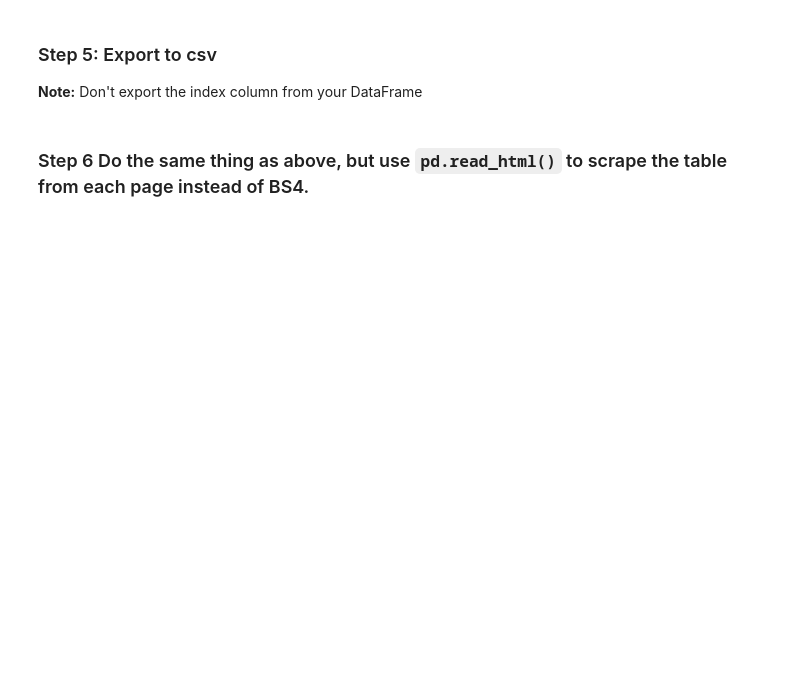
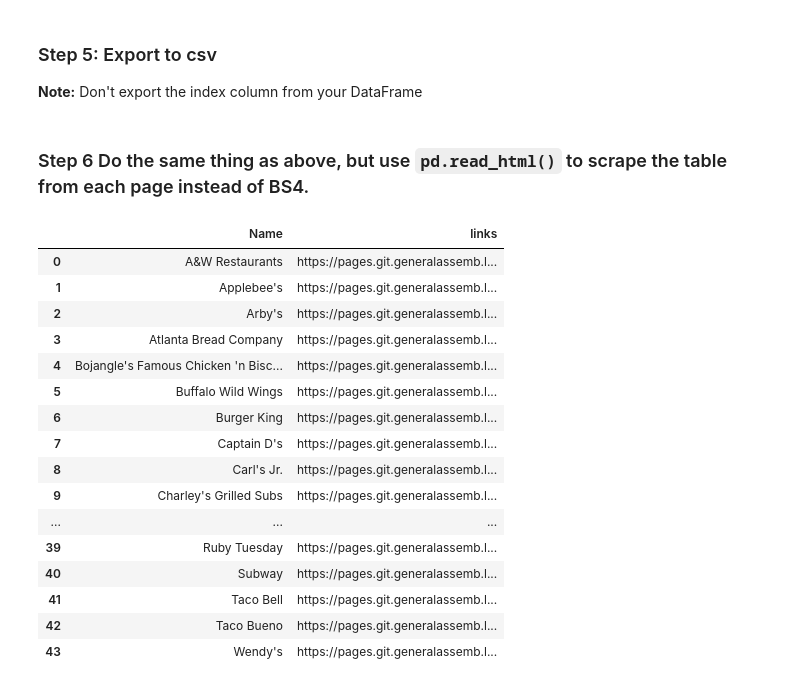
Before and after one commit to viviloaf/general-assembly, a Jupyter notebook: labs/5.01-lab-webscraping-master/starter-code.ipynb, the cells around one changed output. Saved outputs shown, nothing was run; the diff lists cells and outputs as text; code cells hidden in the pictures; blank space fills up the shorter version.

```diff
--- a/labs/5.01-lab-webscraping-master/starter-code.ipynb
+++ b/labs/5.01-lab-webscraping-master/starter-code.ipynb
@@ -53,0 +278,2 @@ foods = [
+# %%
+href = pd.DataFrame([url+i['href'] for i in soup.find_all('a', href=True)]).drop(0).reset_index(drop=True)
@@ -53,0 +288,20 @@ foods = [
+# %%
+df_html
+# %% [output]
+|  | Name | links |
+| 0 | A&W Restaurants | https://pages.git.generalassemb.l... |
+| 1 | Applebee's | https://pages.git.generalassemb.l... |
+| 2 | Arby's | https://pages.git.generalassemb.l... |
+| 3 | Atlanta Bread Company | https://pages.git.generalassemb.l... |
+| 4 | Bojangle's Famous Chicken 'n Bisc... | https://pages.git.generalassemb.l... |
+| 5 | Buffalo Wild Wings | https://pages.git.generalassemb.l... |
+| 6 | Burger King | https://pages.git.generalassemb.l... |
+| 7 | Captain D's | https://pages.git.generalassemb.l... |
+| 8 | Carl's Jr. | https://pages.git.generalassemb.l... |
+| 9 | Charley's Grilled Subs | https://pages.git.generalassemb.l... |
+| ... | ... | ... |
+| 39 | Ruby Tuesday | https://pages.git.generalassemb.l... |
+| 40 | Subway | https://pages.git.generalassemb.l... |
+| 41 | Taco Bell | https://pages.git.generalassemb.l... |
+| 42 | Taco Bueno | https://pages.git.generalassemb.l... |
+| 43 | Wendy's | https://pages.git.generalassemb.l... |
```
Also changed, not shown: parts of 50 cells of this notebook.
